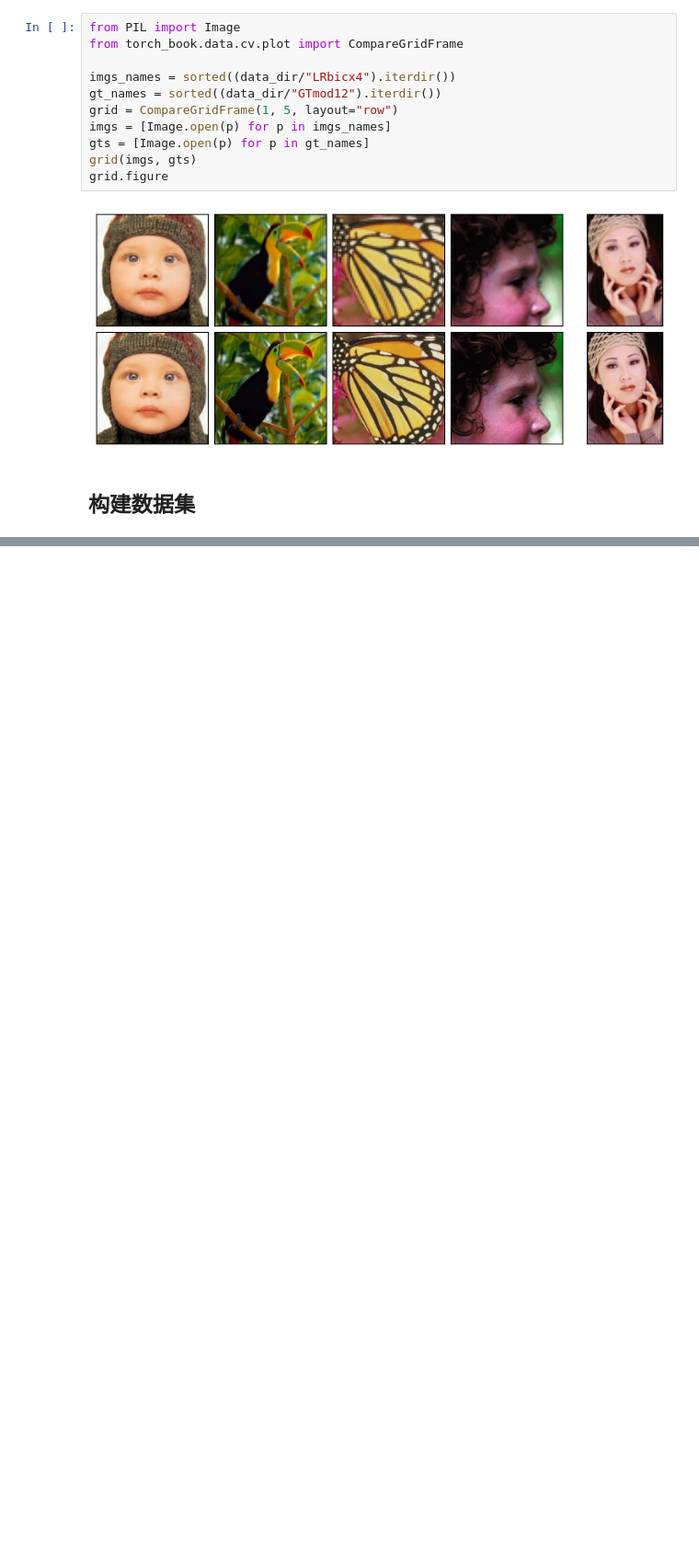
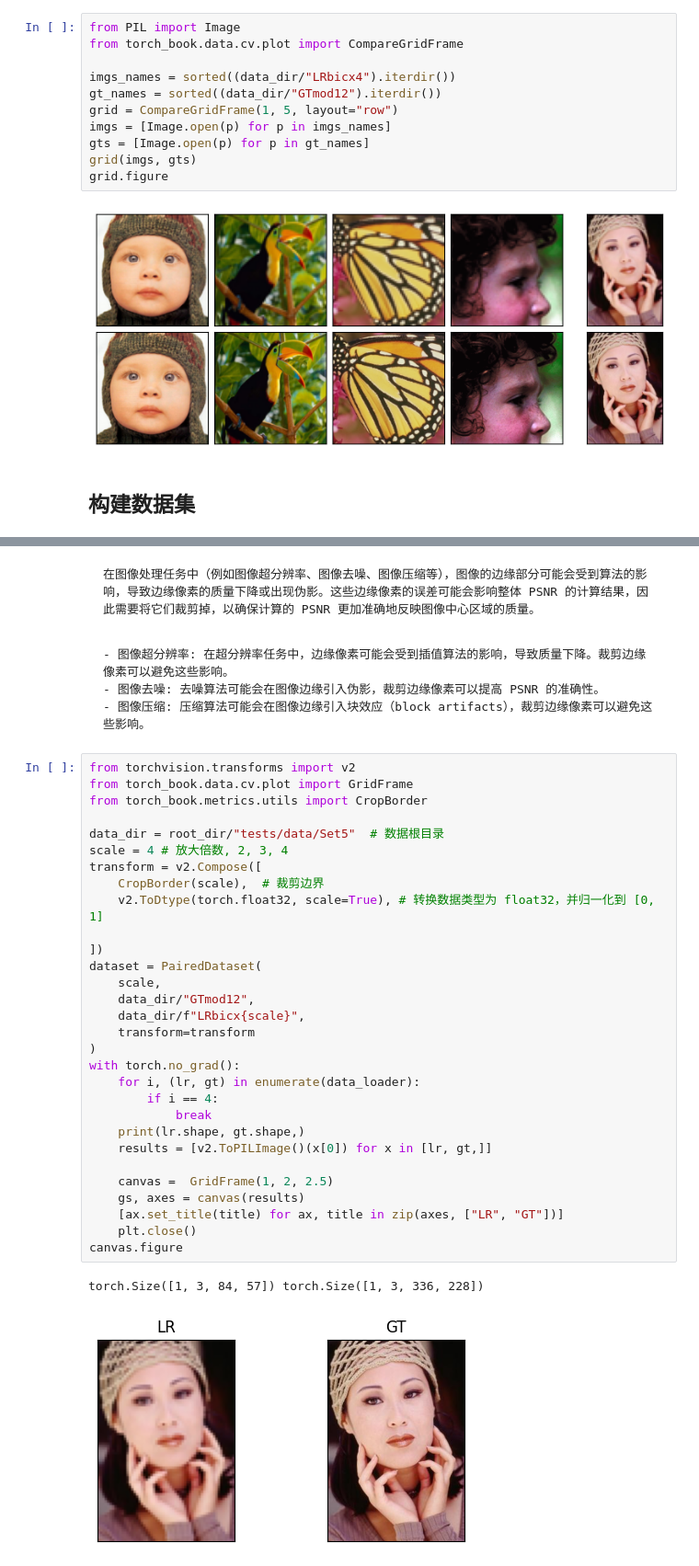
Before and after one commit to xinetzone/torch-book, a Jupyter notebook: doc/datasets/cv/Set5.ipynb, the cells around one changed output, grey strips where cells are left out. Shown at 92% size. Drawn from its saved outputs; the diff is of its cells as text; blank space fills up the shorter version.

````diff
--- a/doc/datasets/cv/Set5.ipynb
+++ b/doc/datasets/cv/Set5.ipynb
@@ -117,0 +127,43 @@ canvas.figure
+# %% [markdown]
+```{topic} 裁剪边缘像素的原因
+在图像处理任务中（例如图像超分辨率、图像去噪、图像压缩等），图像的边缘部分可能会受到算法的影响，导致边缘像素的质量下降或出现伪影。这些边缘像素的误差可能会影响整体 PSNR 的计算结果，因此需要将它们裁剪掉，以确保计算的 PSNR 更加准确地反映图像中心区域的质量。
+```
+# %% [markdown]
+```{topic} 适用场景
+- 图像超分辨率: 在超分辨率任务中，边缘像素可能会受到插值算法的影响，导致质量下降。裁剪边缘像素可以避免这些影响。
+- 图像去噪: 去噪算法可能会在图像边缘引入伪影，裁剪边缘像素可以提高 PSNR 的准确性。
+- 图像压缩: 压缩算法可能会在图像边缘引入块效应（block artifacts），裁剪边缘像素可以避免这些影响。
+```
+# %%
+from torchvision.transforms import v2
+from torch_book.data.cv.plot import GridFrame
+from torch_book.metrics.utils import CropBorder
+
+data_dir = root_dir/"tests/data/Set5"  # 数据根目录
+scale = 4 # 放大倍数, 2, 3, 4
+transform = v2.Compose([
+    CropBorder(scale),  # 裁剪边界
+    v2.ToDtype(torch.float32, scale=True), # 转换数据类型为 float32，并归一化到 [0, 1]
+
+])
+dataset = PairedDataset(
+    scale,
+    data_dir/"GTmod12",
+    data_dir/f"LRbicx{scale}",
+    transform=transform
+)
+with torch.no_grad():
+    for i, (lr, gt) in enumerate(data_loader):
+        if i == 4:
+            break
+    print(lr.shape, gt.shape,)
+    results = [v2.ToPILImage()(x[0]) for x in [lr, gt,]]
+
+    canvas =  GridFrame(1, 2, 2.5)
+    gs, axes = canvas(results)
+    [ax.set_title(title) for ax, title in zip(axes, ["LR", "GT"])]
+    plt.close()
+canvas.figure
+# %% [output]
+torch.Size([1, 3, 84, 57]) torch.Size([1, 3, 336, 228])
+[figure, added]
````
Also changed, not shown: parts of 3 cells of this notebook, 25 other files.
